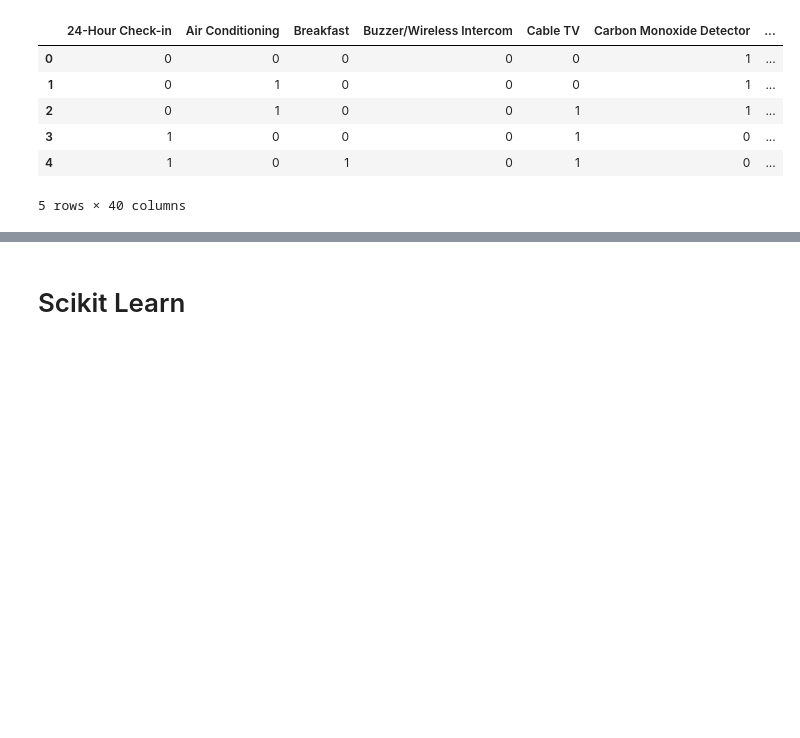
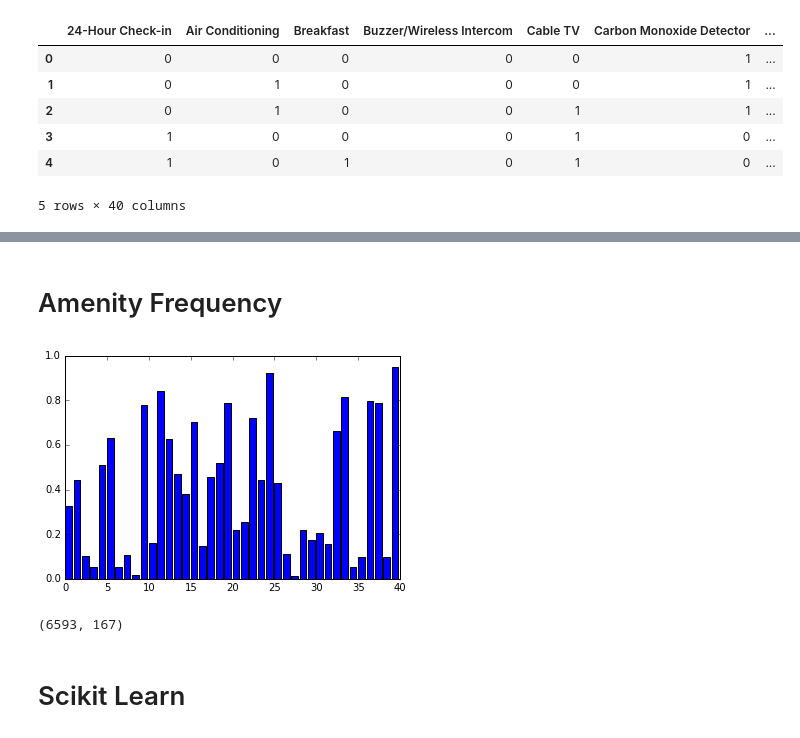
Before and after one commit to antellgc/AirbnBeacon, a Jupyter notebook: Notebooks/simple_model.ipynb, the cells around one changed output, grey strips where cells are left out. Saved outputs shown, nothing was run; the diff lists cells and outputs as text; code cells hidden in the pictures; blank space fills up the shorter version.

```diff
--- a/Notebooks/simple_model.ipynb
+++ b/Notebooks/simple_model.ipynb
@@ -20,8 +20,11 @@ print list_df.shape
 # Designate Features
 # %%
 features = ['price','property_type','room_type','accommodates','bathrooms',
-            'bedrooms','beds','neighbourhood_cleansed','latitude','longitude',
+            'bedrooms','beds','bed_type',,'neighbourhood_cleansed','latitude','longitude',
             'amenities']
+
+# to consider:
+# 'square_feet' -- lots of NaNs
 
 pre_df = list_df[features]
 print pre_df.shape
@@ -103,3 +101,18 @@ concat_df.head()
+# %% [markdown]
+# Amenity Frequency
+# %%
+n0 = amenity_df.shape[0]
+n1 = amenity_df.shape[1]
+plt.bar(range(n1), list(amenity_df.sum()/n0))
+plt.show()
+# %% [output]
+[figure, added]
+# %%
+print concat_df.shape
+concat_df.dropna(axis=0, how='any', inplace=True)
+print concat_df.shape
+# %% [output]
+(6593, 167)
 # %% [markdown]
 # Scikit Learn
 # %%
```
Also changed, not shown: parts of 13 cells of this notebook, 1 other file.
